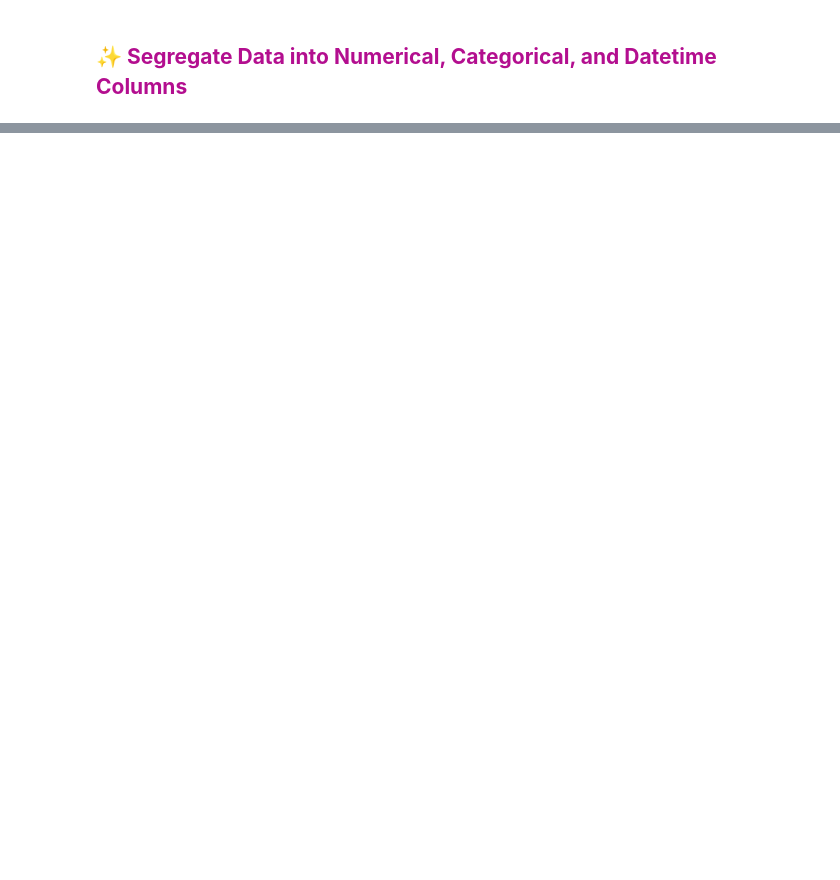
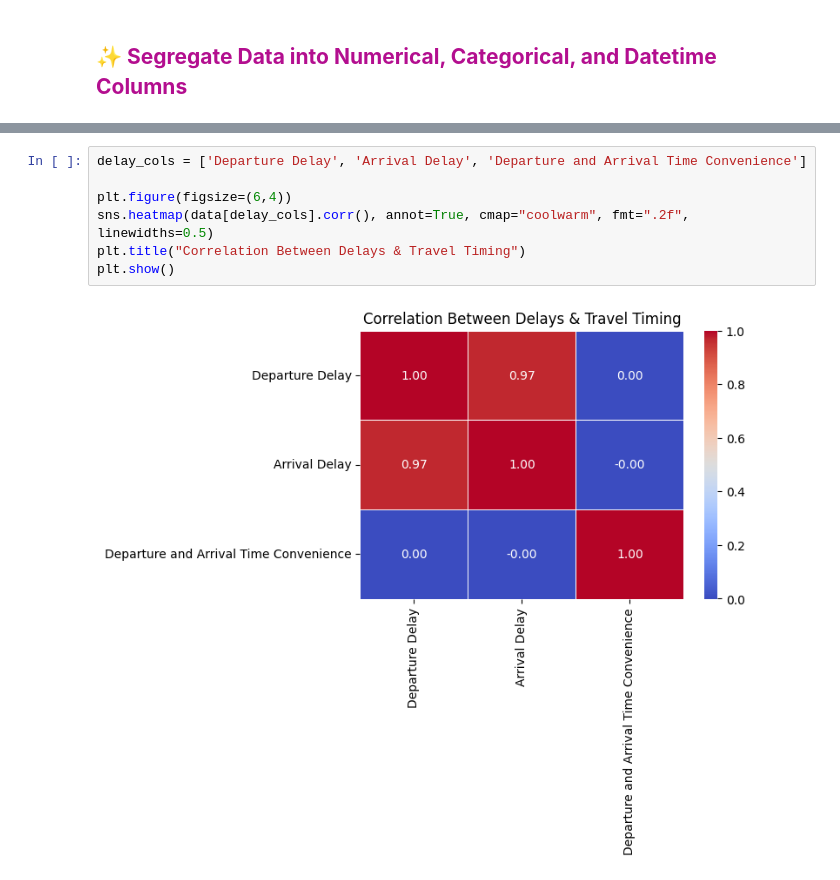
Before and after one commit to parth2104/Airline_Customer_Satisfaction, a Jupyter notebook: 01.Airline_Passanger_Satisfaction/notebook/Data_Analysis.ipynb, the cells around one changed output, grey strips where cells are left out. Saved outputs shown, nothing was run; the diff lists cells and outputs as text; blank space fills up the shorter version.

```diff
--- a/01.Airline_Passanger_Satisfaction/notebook/Data_Analysis.ipynb
+++ b/01.Airline_Passanger_Satisfaction/notebook/Data_Analysis.ipynb
@@ -136,0 +349,9 @@ print("Datetime Columns:", datetime_columns)
+# %%
+delay_cols = ['Departure Delay', 'Arrival Delay', 'Departure and Arrival Time Convenience']
+
+plt.figure(figsize=(6,4))
+sns.heatmap(data[delay_cols].corr(), annot=True, cmap="coolwarm", fmt=".2f", linewidths=0.5)
+plt.title("Correlation Between Delays & Travel Timing")
+plt.show()
+# %% [output]
+[figure, added]
```
Also changed, not shown: parts of 30 cells of this notebook.
